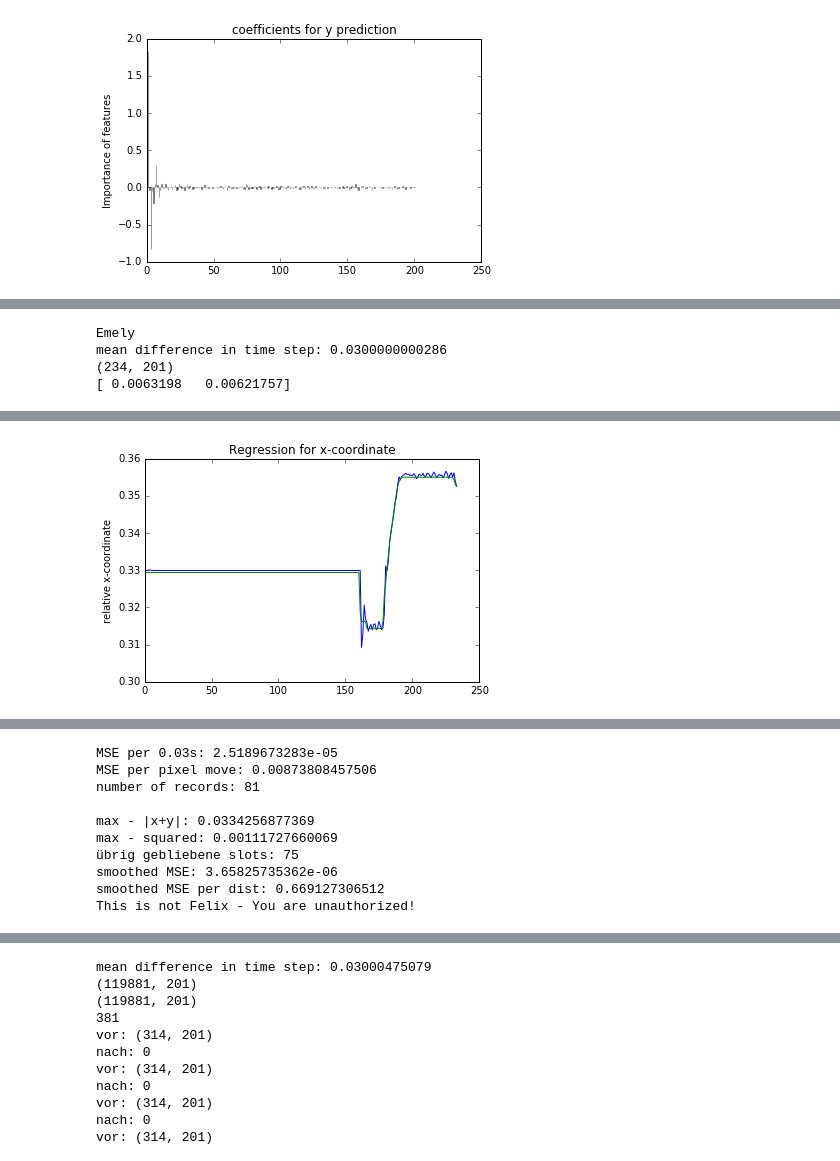
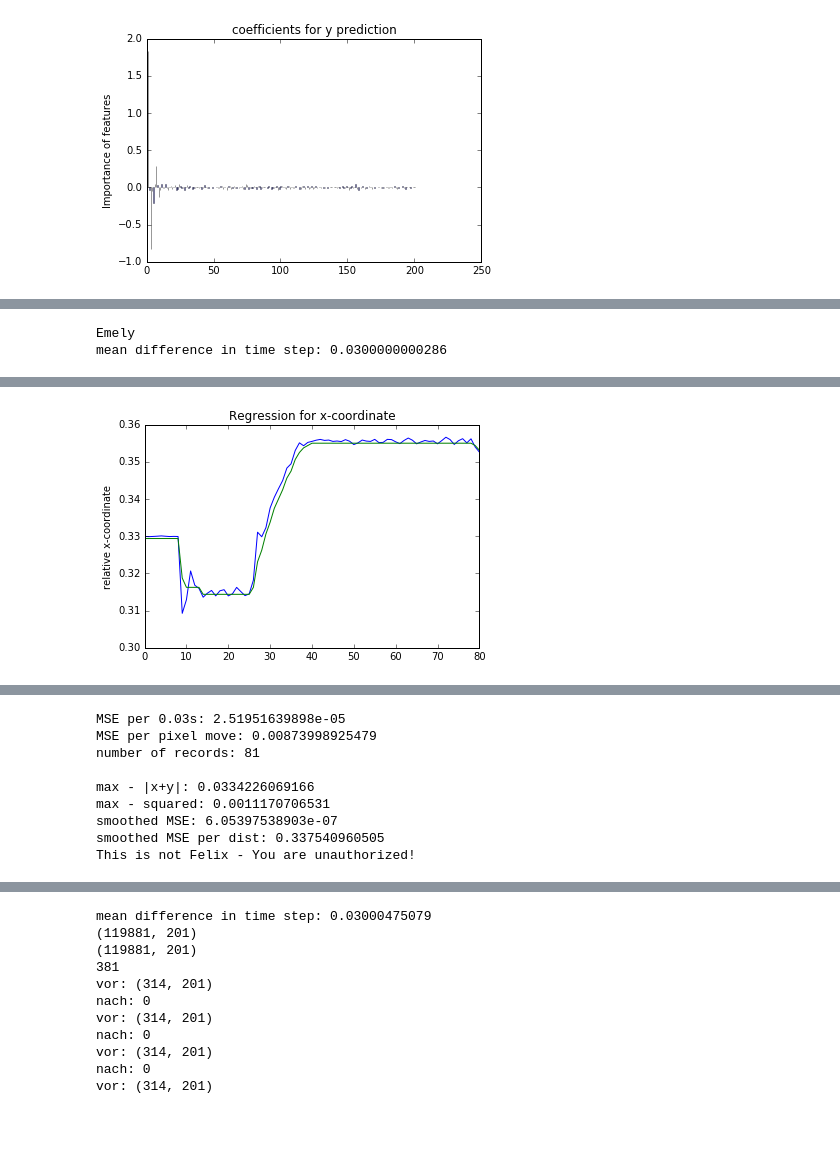
Before and after one commit to FelixNeutatz/BehavioralAuthentication, a Jupyter notebook: src/main/php/CursorAuthentication.ipynb, the cells around one changed output, grey strips where cells are left out. Saved outputs shown, nothing was run; the diff lists cells and outputs as text; code cells hidden in the pictures; blank space fills up the shorter version.

Commit message:
first working rule - and more data

```diff
--- a/src/main/php/CursorAuthentication.ipynb
+++ b/src/main/php/CursorAuthentication.ipynb
@@ -364,7 +366,7 @@ def showStats(file, m, imp_model, threshold, n_last_timestamps_as_features = 200
                                      n_last_timestamps_as_features = n_last_timestamps_as_features,
                                      normalize = normalize)
 
-    showStatsData((fileX1, fileY1), m, threshold, n_last_timestamps_as_features = n_last_timestamps_as_features)
+    showStatsData((fileX1, fileY1), m, imp_model, threshold, n_last_timestamps_as_features = n_last_timestamps_as_features)
 # %%
 def showStatsData((fileX, fileY), m, imp_model, threshold, n_last_timestamps_as_features = 200):
 
@@ -453,4 +455,4 @@ current_number_features = 100
 
 (model,imp_model,two_sigma) = generateModel(resource_path + "felix/felix_1h",
                                   n_last_timestamps_as_features=current_number_features, v = True,
-                                  stddev_factor = 0.02)
+                                  stddev_factor = 0.001)
@@ -750,9 +764,7 @@ smoothed MSE per dist: 0.229960149247
 This is not Felix - You are unauthorized!
 # %%
 print ("Emely")
-showStats("emely_10sec_1", model, two_sigma, n_last_timestamps_as_features=current_number_features)
+showStats(resource_path + "unauthorized/emely_10sec", model, imp_model, two_sigma, n_last_timestamps_as_features=current_number_features)
 # %% [output]
 Emely
 mean difference in time step: 0.0300000000286
-(234, 201)
-[ 0.0063198   0.00621757]
@@ -760 +772 @@ mean difference in time step: 0.0300000000286
-[figure, old version]
+[figure, new version]
@@ -762,12 +774,11 @@ mean difference in time step: 0.0300000000286
-MSE per 0.03s: 2.5189673283e-05
-MSE per pixel move: 0.00873808457506
+MSE per 0.03s: 2.51951639898e-05
+MSE per pixel move: 0.00873998925479
 number of records: 81
 
-max - |x+y|: 0.0334256877369
-max - squared: 0.00111727660069
-übrig gebliebene slots: 75
-smoothed MSE: 3.65825735362e-06
-smoothed MSE per dist: 0.669127306512
+max - |x+y|: 0.0334226069166
+max - squared: 0.0011170706531
+smoothed MSE: 6.05397538903e-07
+smoothed MSE per dist: 0.337540960505
 This is not Felix - You are unauthorized!
 # %%
 print ("Martin")
```
Also changed, not shown: parts of 16 cells of this notebook, 3 other files.
